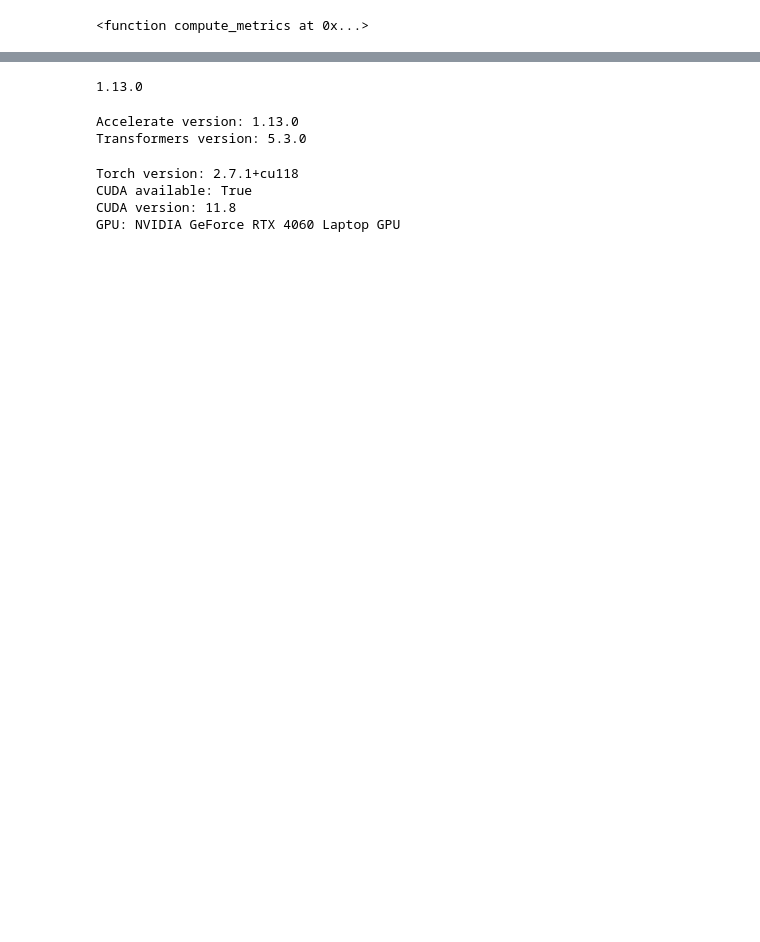
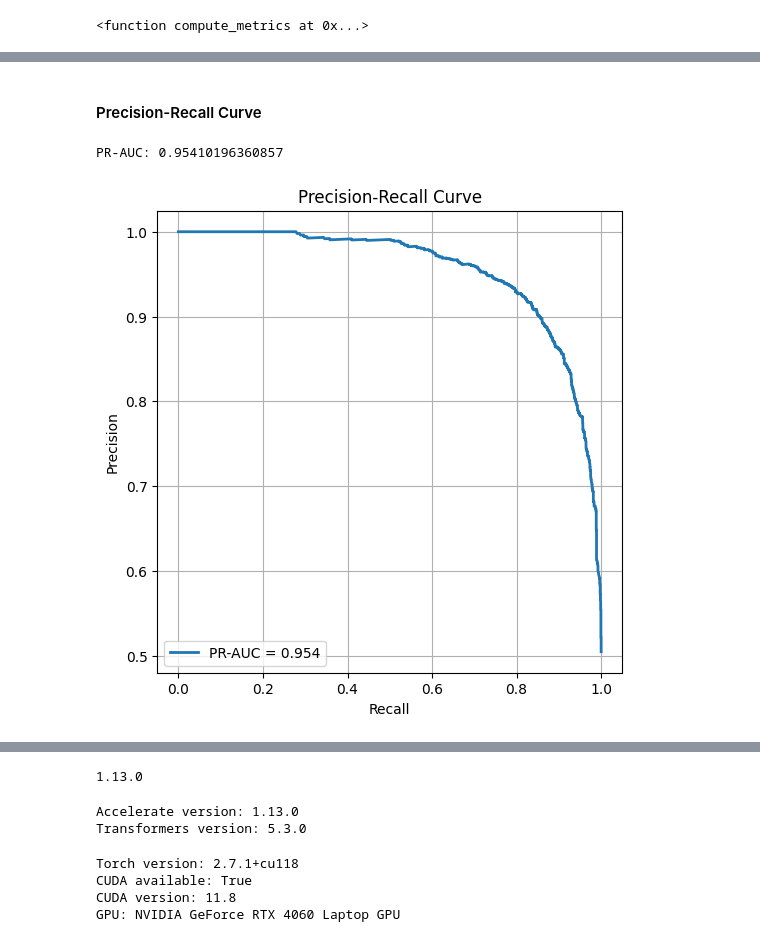
Before and after one commit to lemonmelonn/devanasokan_fyp, a Jupyter notebook: 05_model_training/model3_bert_ori.ipynb, the cells around one changed output, grey strips where cells are left out. Drawn from its saved outputs; the diff is of its cells as text; code cells hidden in the pictures; blank space fills up the shorter version.

```diff
--- a/05_model_training/model3_bert_ori.ipynb
+++ b/05_model_training/model3_bert_ori.ipynb
@@ -165,0 +326,32 @@ print(history)
+# %% [markdown]
+#### Precision-Recall Curve
+# %%
+precision, recall, thresholds = precision_recall_curve(
+    y_true,
+    y_scores
+)
+
+pr_auc = auc(recall, precision)
+
+print("PR-AUC:", pr_auc)
+
+plt.figure(figsize=(6,6))
+
+plt.plot(
+    recall,
+    precision,
+    label=f"PR-AUC = {pr_auc:.3f}",
+    linewidth=2
+)
+
+plt.xlabel("Recall")
+plt.ylabel("Precision")
+plt.title("Precision-Recall Curve")
+
+plt.legend(loc="lower left")
+plt.grid()
+
+plt.show()
+# %% [output]
+PR-AUC: 0.95410196360857
+[figure, added]
```
Also changed, not shown: parts of 34 cells of this notebook, 2 other files.
